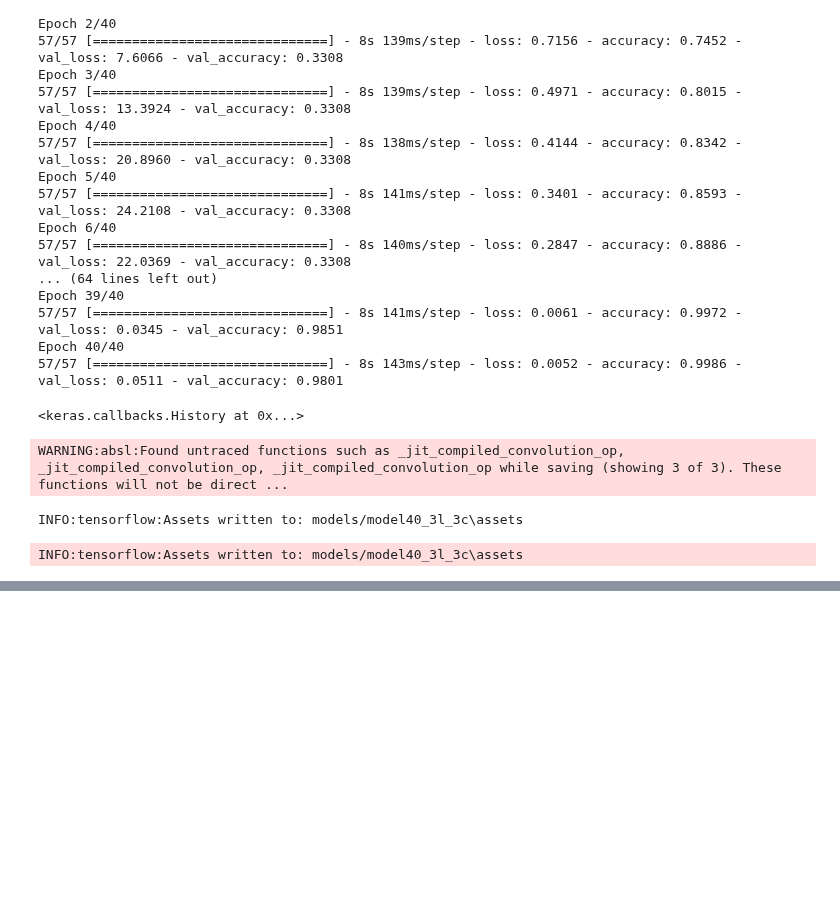
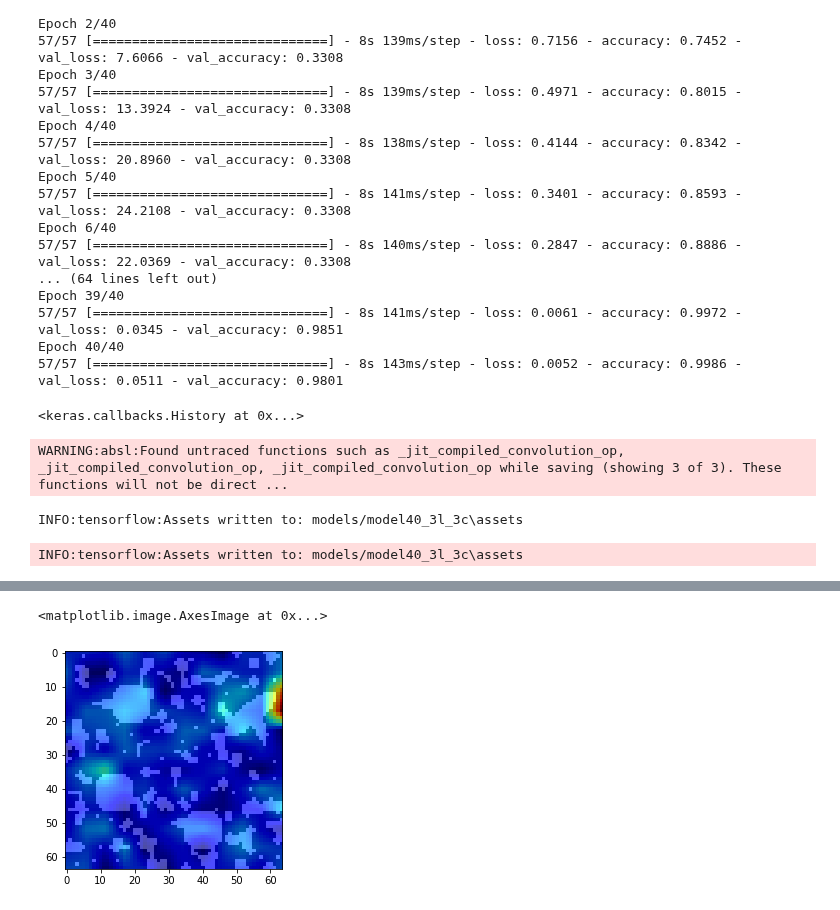
Before and after one commit to Kayzi0/ExplainBlobs, a Jupyter notebook: model_train.ipynb, the cells around one changed output, grey strips where cells are left out. Saved outputs shown, nothing was run; the diff lists cells and outputs as text; code cells hidden in the pictures; blank space fills up the shorter version.

Commit message:
implemented gradcam++

```diff
--- a/model_train.ipynb
+++ b/model_train.ipynb
@@ -205,0 +217,15 @@ ax[2].imshow(heatmap, alpha = 0.7)
+# %%
+from tf_keras_vis.gradcam_plus_plus import GradcamPlusPlus
+from tf_keras_vis.utils.model_modifiers import ReplaceToLinear
+from tf_keras_vis.utils.scores import CategoricalScore
+
+gradcam = GradcamPlusPlus(model, model_modifier=ReplaceToLinear(),
+            clone=True)
+
+cam = gradcam(CategoricalScore(0), img)
+
+plt.imshow(img, cmap = 'gray')
+plt.imshow(cam.squeeze(), cmap = 'jet', alpha = 0.7)
+# %% [output]
+<matplotlib.image.AxesImage at 0x...>
+[figure, added]
```
Also changed, not shown: parts of 5 cells of this notebook.
